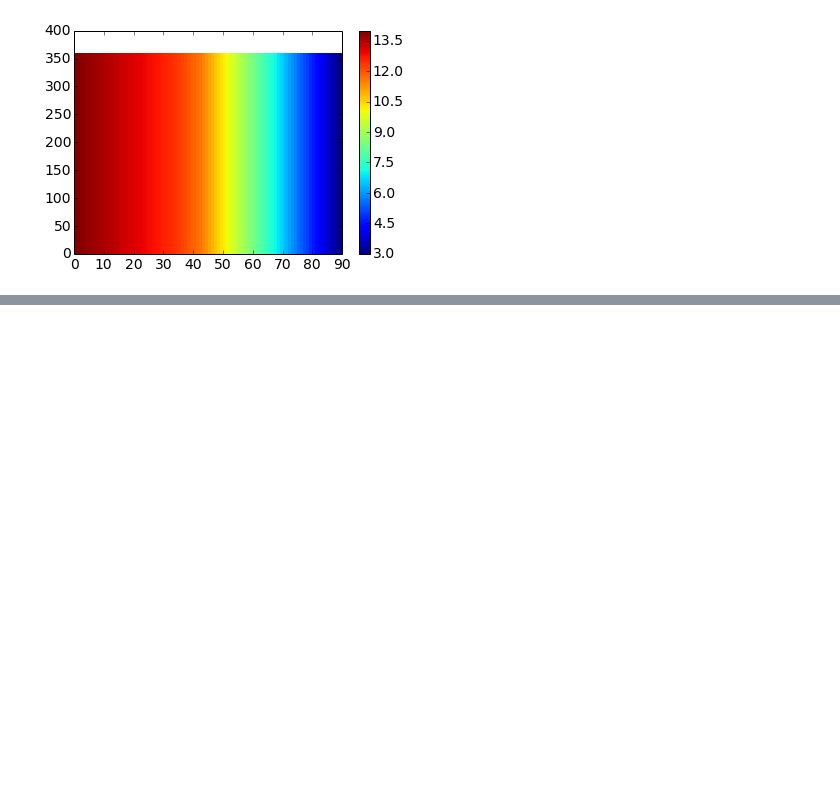
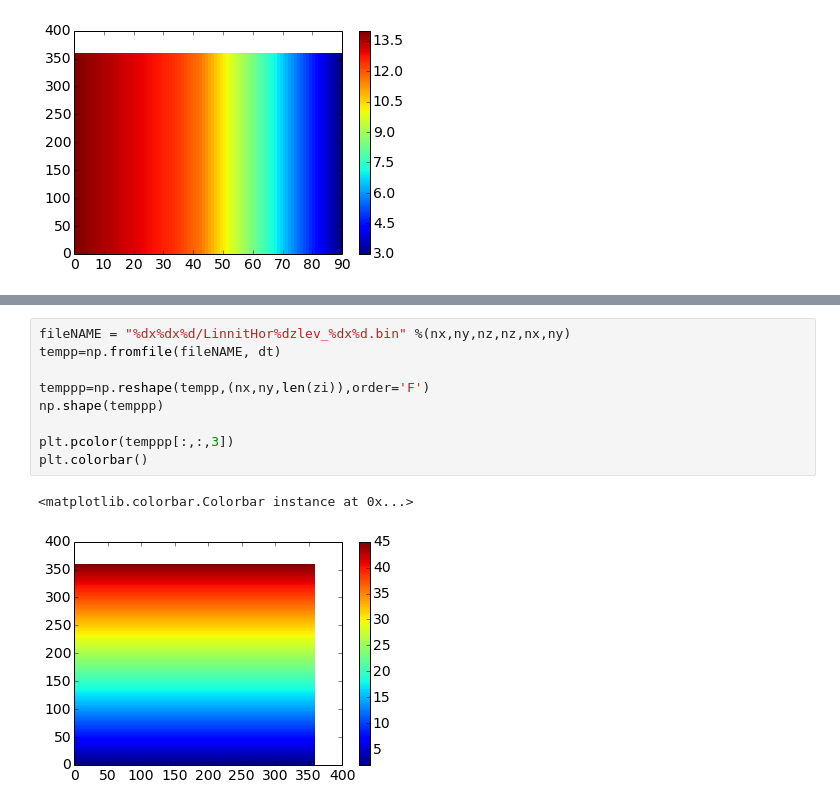
Before and after one commit to UBC-MOAD/buildcanyon, a Jupyter notebook: Stratification/GenerateTSNutrientIniCond.ipynb, the cells around one changed output, grey strips where cells are left out. Cells and saved outputs as stored; diff of their text form; blank space fills up the shorter version.

```diff
--- a/Stratification/GenerateTSNutrientIniCond.ipynb
+++ b/Stratification/GenerateTSNutrientIniCond.ipynb
@@ -328,0 +394,12 @@ plt.colorbar()
+# %%
+fileNAME = "%dx%dx%d/LinnitHor%dzlev_%dx%d.bin" %(nx,ny,nz,nz,nx,ny)
+tempp=np.fromfile(fileNAME, dt)
+
+temppp=np.reshape(tempp,(nx,ny,len(zi)),order='F')
+np.shape(temppp)
+
+plt.pcolor(temppp[:,:,3])
+plt.colorbar()
+# %% [output]
+<matplotlib.colorbar.Colorbar instance at 0x...>
+[figure, added]
```
Also changed, not shown: parts of 4 cells of this notebook.
